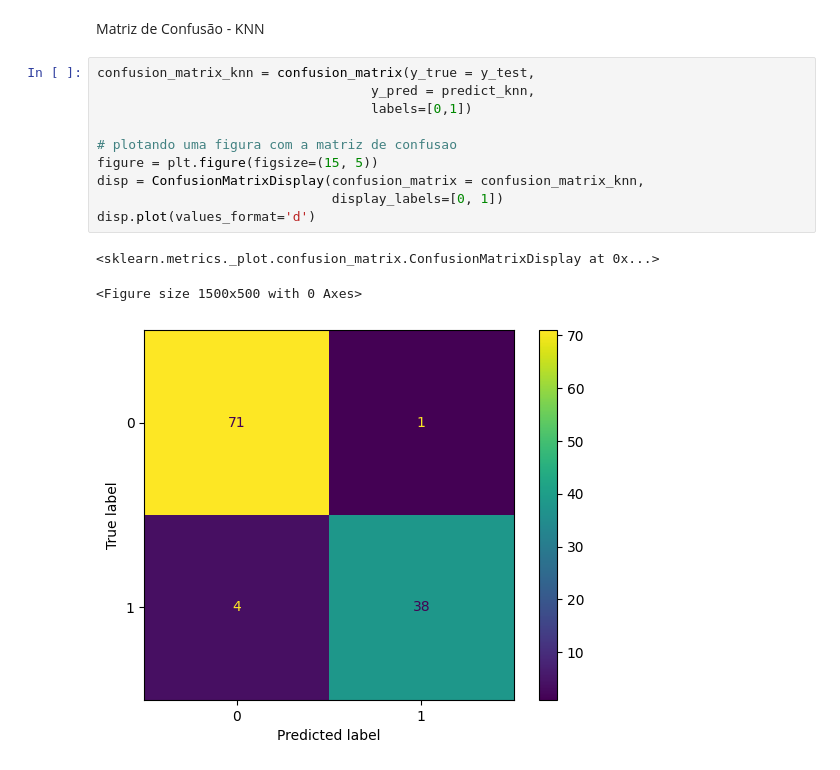
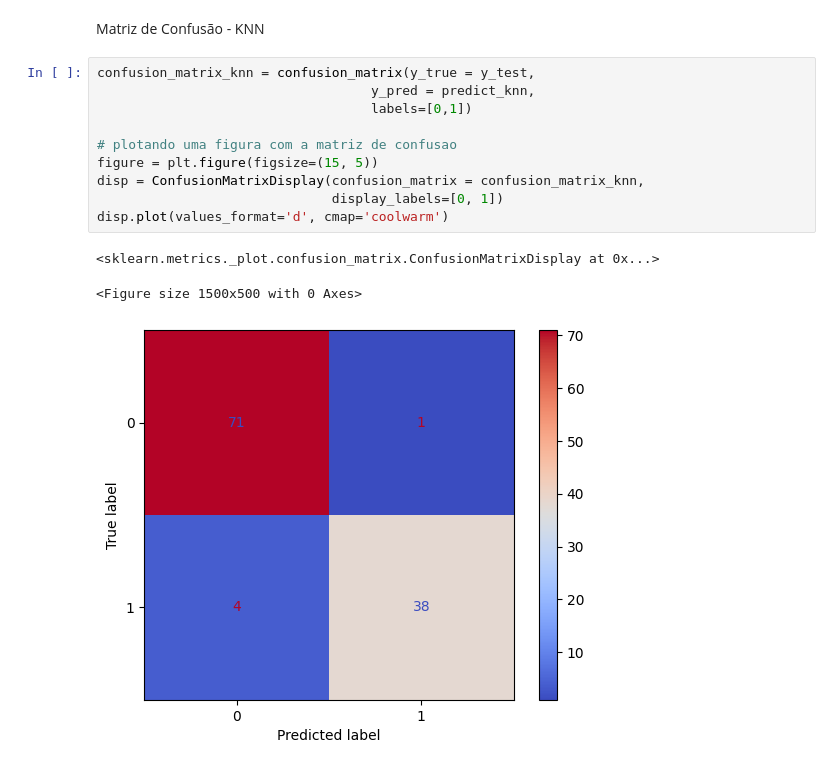
Before and after one commit to ThiagoMarques/breast-cancer-wisconsin, a Jupyter notebook: main.ipynb, the cells around one changed output. Saved outputs shown, nothing was run; the diff lists cells and outputs as text.

```diff
--- a/main.ipynb
+++ b/main.ipynb
@@ -725,14 +725,14 @@ Matriz de Confusão - KNN
 # %%
 confusion_matrix_knn = confusion_matrix(y_true = y_test,
                                    y_pred = predict_knn,
                                    labels=[0,1])
 
 # plotando uma figura com a matriz de confusao
 figure = plt.figure(figsize=(15, 5))
 disp = ConfusionMatrixDisplay(confusion_matrix = confusion_matrix_knn,
                               display_labels=[0, 1])
-disp.plot(values_format='d')
+disp.plot(values_format='d', cmap='coolwarm')
 # %% [output]
 <sklearn.metrics._plot.confusion_matrix.ConfusionMatrixDisplay at 0x...>
 <Figure size 1500x500 with 0 Axes>
-[figure, old version]
+[figure, new version]
```
Also changed, not shown: parts of 1 cell of this notebook.
